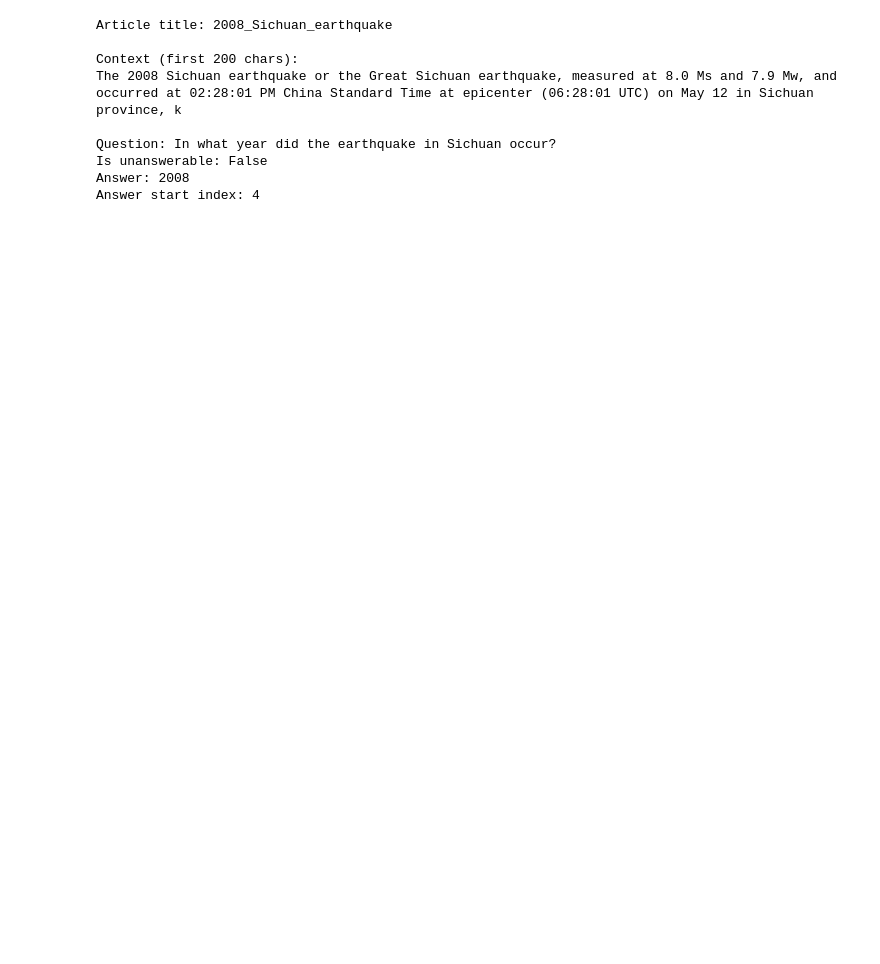
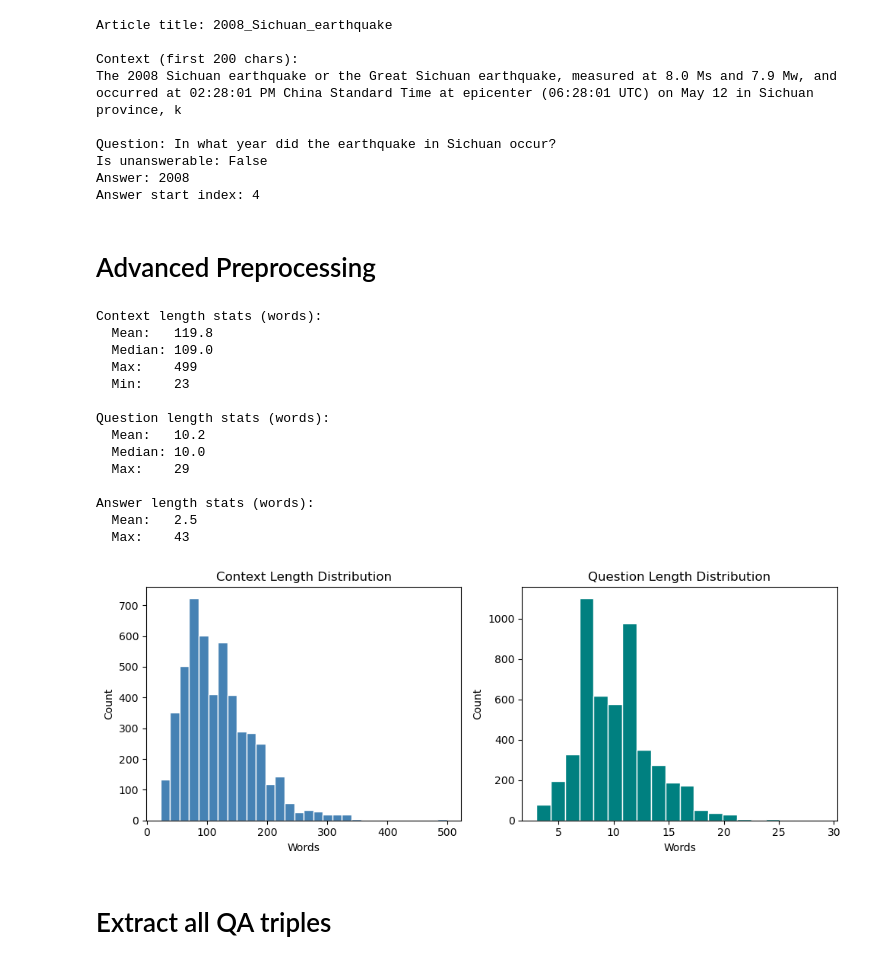
Before and after one commit to anusha928/Question-Answer-System-on-SQuAD, a Jupyter notebook: QA_System.ipynb, the cells around one changed output. Drawn from its saved outputs; the diff is of its cells as text; code cells hidden in the pictures; blank space fills up the shorter version.

```diff
--- a/QA_System.ipynb
+++ b/QA_System.ipynb
@@ -57,3 +68,62 @@ Question: In what year did the earthquake in Sichuan occur?
 Is unanswerable: False
 Answer: 2008
 Answer start index: 4
+# %% [markdown]
+# Advanced Preprocessing
+# %%
+import numpy as np
+
+# compute preprocessing statistics
+context_lengths = [len(c.split()) for c in train_contexts]
+question_lengths = [len(q.split()) for q in train_questions]
+answer_lengths = [len(a["text"].split()) for a in train_answers]
+
+print("Context length stats (words):")
+print(f"  Mean:   {np.mean(context_lengths):.1f}")
+print(f"  Median: {np.median(context_lengths):.1f}")
+print(f"  Max:    {np.max(context_lengths)}")
+print(f"  Min:    {np.min(context_lengths)}")
+
+print("\nQuestion length stats (words):")
+print(f"  Mean:   {np.mean(question_lengths):.1f}")
+print(f"  Median: {np.median(question_lengths):.1f}")
+print(f"  Max:    {np.max(question_lengths)}")
+
+print("\nAnswer length stats (words):")
+print(f"  Mean:   {np.mean(answer_lengths):.1f}")
+print(f"  Max:    {np.max(answer_lengths)}")
+
+# visualise context length distribution
+plt.figure(figsize=(10, 4))
+plt.subplot(1, 2, 1)
+plt.hist(context_lengths, bins=30, color="steelblue", edgecolor="white")
+plt.title("Context Length Distribution")
+plt.xlabel("Words")
+plt.ylabel("Count")
+
+plt.subplot(1, 2, 2)
+plt.hist(question_lengths, bins=20, color="teal", edgecolor="white")
+plt.title("Question Length Distribution")
+plt.xlabel("Words")
+plt.ylabel("Count")
+
+plt.tight_layout()
+plt.show()
+# %% [output]
+Context length stats (words):
+  Mean:   119.8
+  Median: 109.0
+  Max:    499
+  Min:    23
+
+Question length stats (words):
+  Mean:   10.2
+  Median: 10.0
+  Max:    29
+
+Answer length stats (words):
+  Mean:   2.5
+  Max:    43
+[figure, added]
+# %% [markdown]
+# Extract all QA triples
```
Also changed, not shown: parts of 25 cells of this notebook, 1 other file.
